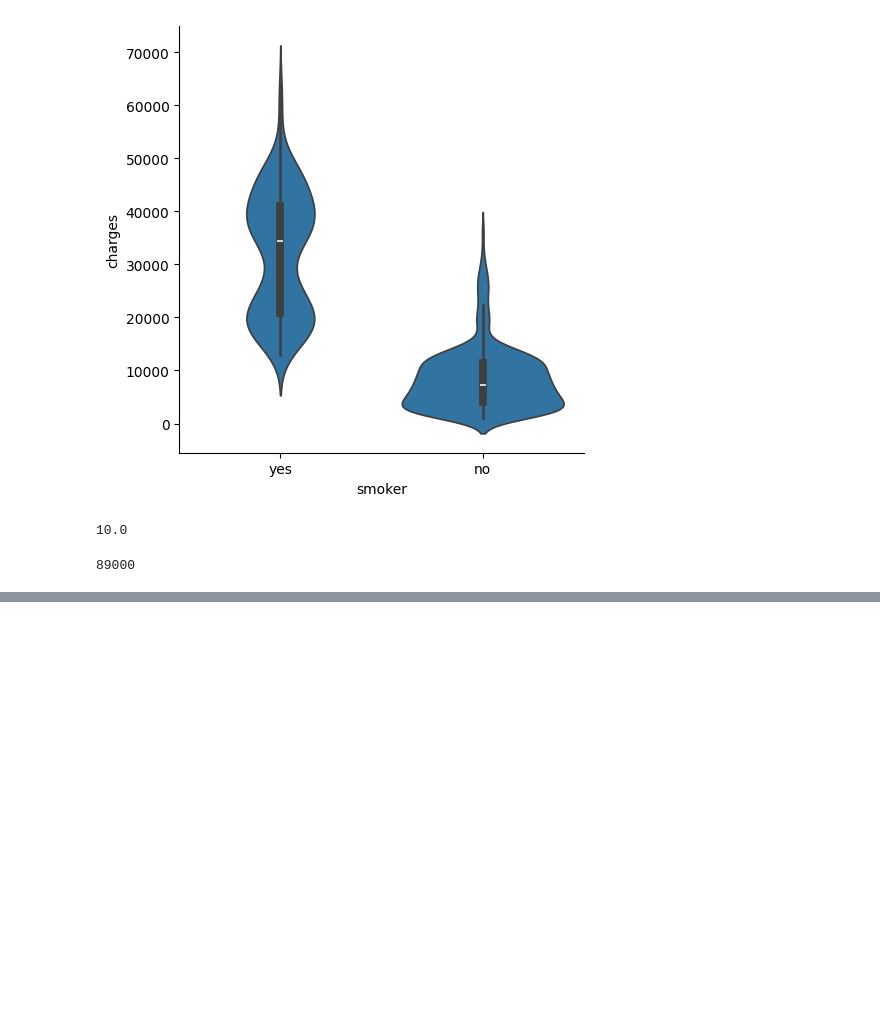
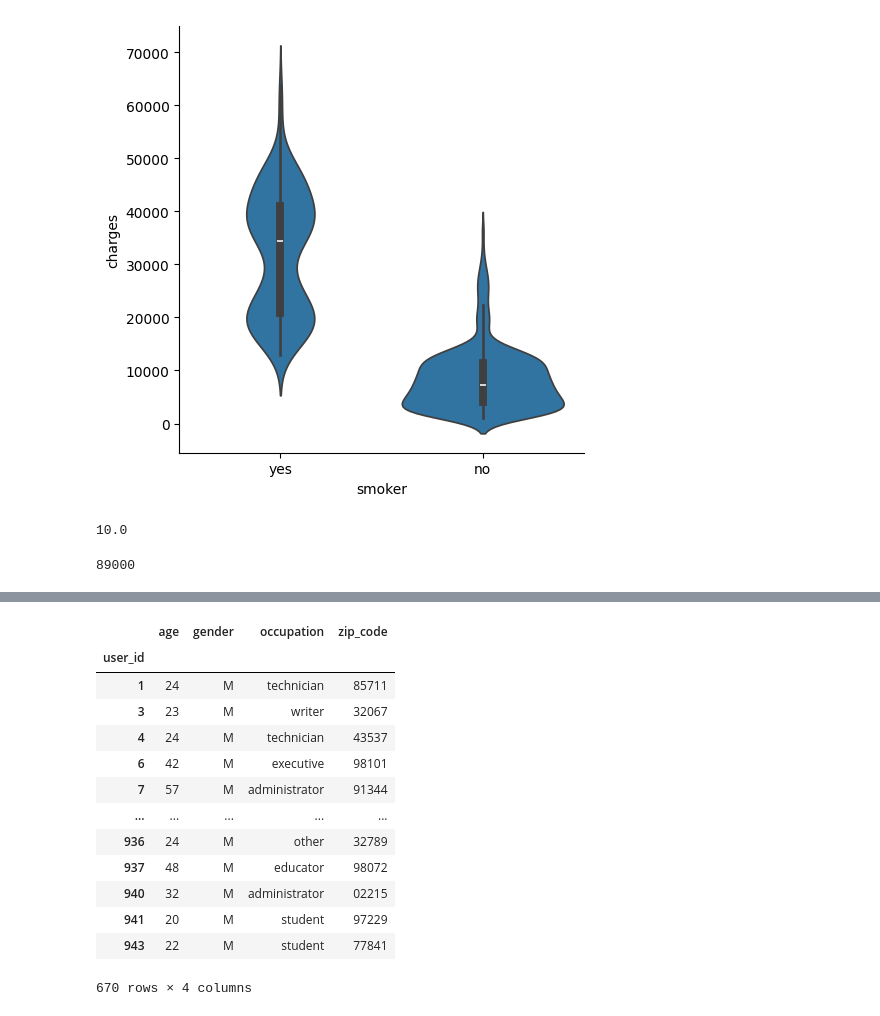
Before and after one commit to horolrolx/data_science, a Jupyter notebook: 데이터 분석과 시각화 훈련하기/데이터 분석과 시각화/실습.ipynb, the cells around one changed output, grey strips where cells are left out. Cells and saved outputs as stored; diff of their text form; code cells hidden in the pictures; blank space fills up the shorter version.

```diff
--- a/데이터 분석과 시각화 훈련하기/데이터 분석과 시각화/실습.ipynb
+++ b/데이터 분석과 시각화 훈련하기/데이터 분석과 시각화/실습.ipynb
@@ -67,0 +138,18 @@ sns.catplot(x='smoker', y='charges', data=insurance_df, kind='violin')
+# %%
+men = df[df['gender'] == 'M']
+men
+# %% [output]
+|  | age | gender | occupation | zip_code |
+| user_id |  |  |  |  |
+| 1 | 24 | M | technician | 85711 |
+| 3 | 23 | M | writer | 32067 |
+| 4 | 24 | M | technician | 43537 |
+| 6 | 42 | M | executive | 98101 |
+| 7 | 57 | M | administrator | 91344 |
+| ... | ... | ... | ... | ... |
+| 936 | 24 | M | other | 32789 |
+| 937 | 48 | M | educator | 98072 |
+| 940 | 32 | M | administrator | 02215 |
+| 941 | 20 | M | student | 97229 |
+| 943 | 22 | M | student | 77841 |
+670 rows × 4 columns
```
Also changed, not shown: parts of 6 cells of this notebook, 5 other files.
